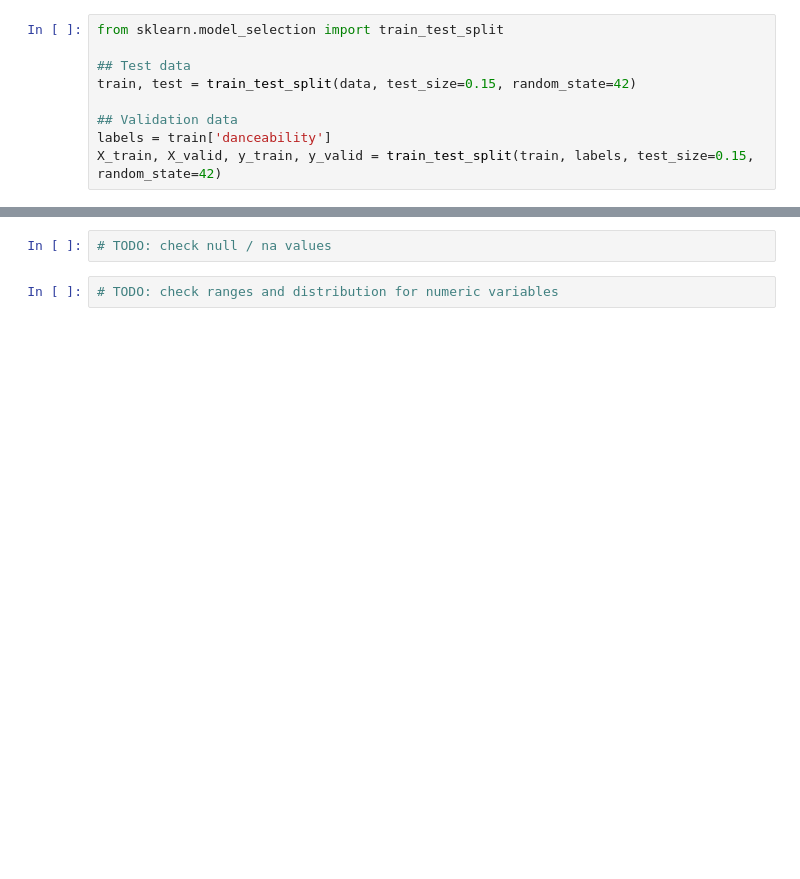
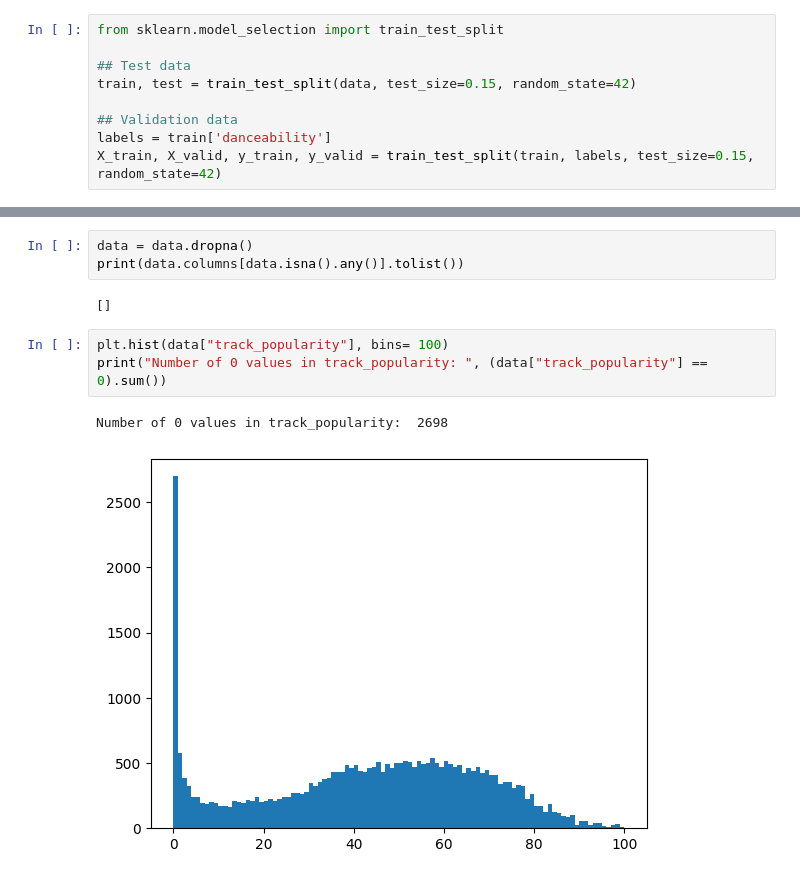
Before and after one commit to chrisizeh/ML-NN-Parameter-Search, a Jupyter notebook: src/Spotify.ipynb, the cells around one changed output, grey strips where cells are left out. Saved outputs shown, nothing was run; the diff lists cells and outputs as text; blank space fills up the shorter version.

```diff
--- a/src/Spotify.ipynb
+++ b/src/Spotify.ipynb
@@ -102,7 +98,14 @@ valence                     False
 tempo                       False
 duration_ms                 False
 dtype: bool
-# %%
-# TODO: check null / na values
-# %%
-# TODO: check ranges and distribution for numeric variables
+# %%
+data = data.dropna()
+print(data.columns[data.isna().any()].tolist())
+# %% [output]
+[]
+# %%
+plt.hist(data["track_popularity"], bins= 100)
+print("Number of 0 values in track_popularity: ", (data["track_popularity"] == 0).sum())
+# %% [output]
+Number of 0 values in track_popularity:  2698
+[figure, added]
```
Also changed, not shown: parts of 14 cells of this notebook, 1 other file.
